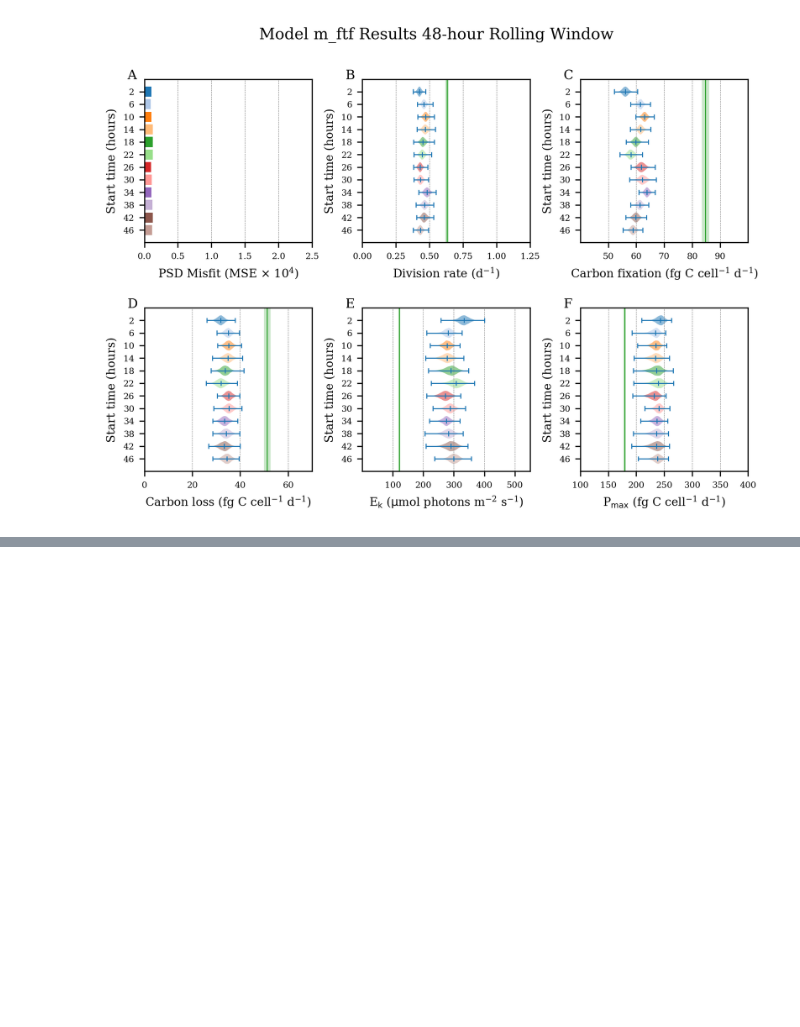
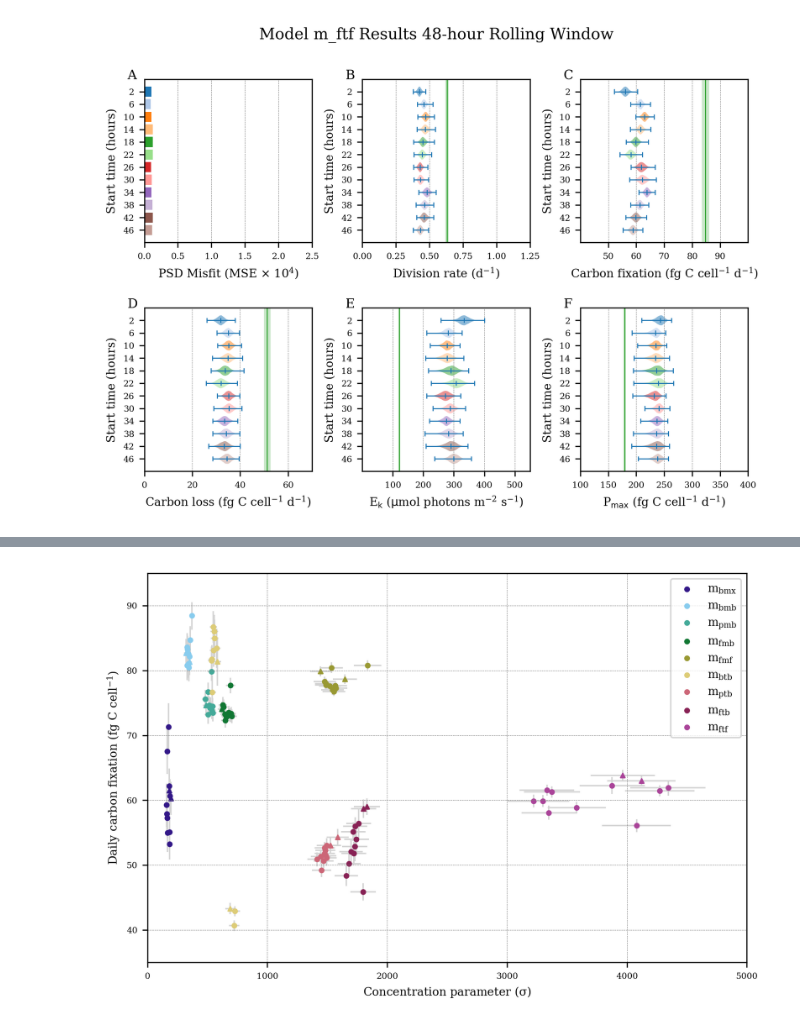
Before and after one commit to CBIOMES/bayesian-matrix-population-model, a Jupyter notebook: notebooks/figures_rolling_window.ipynb, the cells around one changed output, grey strips where cells are left out. Drawn from its saved outputs; the diff is of its cells as text; code cells hidden in the pictures; blank space fills up the shorter version.

```diff
--- a/notebooks/figures_rolling_window.ipynb
+++ b/notebooks/figures_rolling_window.ipynb
@@ -706,0 +714,100 @@ plt.close('all')
+# %%
+# Uncertainty interval coverage
+coverage = 0.68
+lower = (1 - coverage)/2
+upper = 1 - lower
+
+growth_means = {}
+growth_quant = {}
+growth_means_peak = {}
+growth_quant_peak = {}
+sigma_means = {}
+sigma_quant = {}
+sigma_means_peak = {}
+sigma_quant_peak = {}
+
+prop = 'growth'
+
+for model in models:
+    temp_mcmcs = mcmcs[model]
+
+    growth_means[model] = []
+    growth_quant[model] = []
+    growth_means_peak[model] = []
+    growth_quant_peak[model] = []
+    sigma_means[model] = []
+    sigma_quant[model] = []
+    sigma_means_peak[model] = []
+    sigma_quant_peak[model] = []
+    for window in mcmcs[model].keys():
+
+        daily_props[prop] = get_daily_props(temp_mcmcs, prop, dt_h)
+
+        if window == '10' or window == '34':
+
+            growth_means_peak[model].append(np.mean(daily_props[prop][window]))
+            growth_quant_peak[model].append(np.quantile(daily_props[prop][window],
+                                                     [lower, upper]))
+            sigma_means_peak[model].append(np.mean(mcmcs[model][window]['sigma']))
+            sigma_quant_peak[model].append(np.quantile(mcmcs[model][window]['sigma'],
+                                                       [lower, upper]))
+        else:
+            growth_means[model].append(np.mean(daily_props[prop][window]))
+            growth_quant[model].append(np.quantile(daily_props[prop][window],
+                                                [lower, upper]))
+            sigma_means[model].append(np.mean(mcmcs[model][window]['sigma']))
+            sigma_quant[model].append(np.quantile(mcmcs[model][window]['sigma'],
+                                                  [lower, upper]))
+
+fig = plt.figure(figsize=(7.5,5))
+
+# Color blind-friendly model color coding scheme
+color_palette = {
+    'm_bmx': (51/255, 24/255, 136/255),
+    'm_bmb': (136/255, 204/255, 238/255),
+    'm_pmb': (68/255, 170/255, 153/255),
+    'm_fmb': (17/255, 119/255, 51/255),
+    'm_fmf': (153/255, 153/255, 51/255),
+    'm_btb': (221/255, 204/255, 119/255),
+    'm_ptb': (204/255, 102/255, 119/255),
+    'm_ftb': (136/255, 34/255, 85/255),
+    'm_ftf': (170/255, 68/255, 153/255),
+}
+
+for model in models:
+    plt.xlim(0, 5000)
+    plt.ylim(35, 95)
+    plt.errorbar(sigma_means[model], growth_means[model],
+                 yerr=np.abs(np.asarray(growth_quant[model]).T - np.asarray(growth_means[model])),
+                 xerr=np.abs(np.asarray(sigma_quant[model]).T - np.asarray(sigma_means[model])),
+                 color='lightgray', marker='None', fmt='o', lw=1, zorder=-1)
+    plt.scatter(sigma_means[model], growth_means[model], color=color_palette[model],
+                marker='o')
+plt.xlabel('Concentration parameter ($\sigma$)')
+plt.ylabel('Daily carbon fixation (fg C cell$^{-1}$)')
+tex_models = ['$m_{bmx}$', '$m_{bmb}$', '$m_{pmb}$', '$m_{fmb}$', '$m_{fmf}$',
+              '$m_{btb}$', '$m_{ptb}$', '$m_{ftb}$', '$m_{ftf}$']
+plt.legend(tex_models)
+for model in models:
+    plt.xlim(0, 5000)
+    plt.ylim(35, 95)
+    plt.errorbar(sigma_means_peak[model], growth_means_peak[model],
+                 yerr=np.abs(np.asarray(growth_quant_peak[model]).T - np.asarray(growth_means_peak[model])),
+                 xerr=np.abs(np.asarray(sigma_quant_peak[model]).T - np.asarray(sigma_means_peak[model])),
+                 color='lightgray', marker='None', fmt='o', lw=1, zorder=-1)
+    plt.scatter(sigma_means_peak[model], growth_means_peak[model], color=color_palette[model],
+                marker='^')
+    plt.grid('--')
+ax.axhline(ground_truth['daily' + par_string[prop]],
+           color=truth_color, lw=truth_lw)
+ax.axhspan(ground_truth['daily' + par_string[prop]]
+           - ground_truth['daily' + par_string[prop] + '_sd'],
+           ground_truth['daily' + par_string[prop]]
+           + ground_truth['daily' + par_string[prop] + '_sd'],
+           facecolor='tab:green', alpha=truth_alpha)
+if save_plots:
+    plt.savefig('../figures/rollingwindow_concentration_carbonfix.pdf', bbox_inches='tight', dpi=300)
+plt.show()
+plt.close('all')
+# %% [output]
+[figure, added]
```
Also changed, not shown: parts of 4 cells of this notebook, 19 other files.
